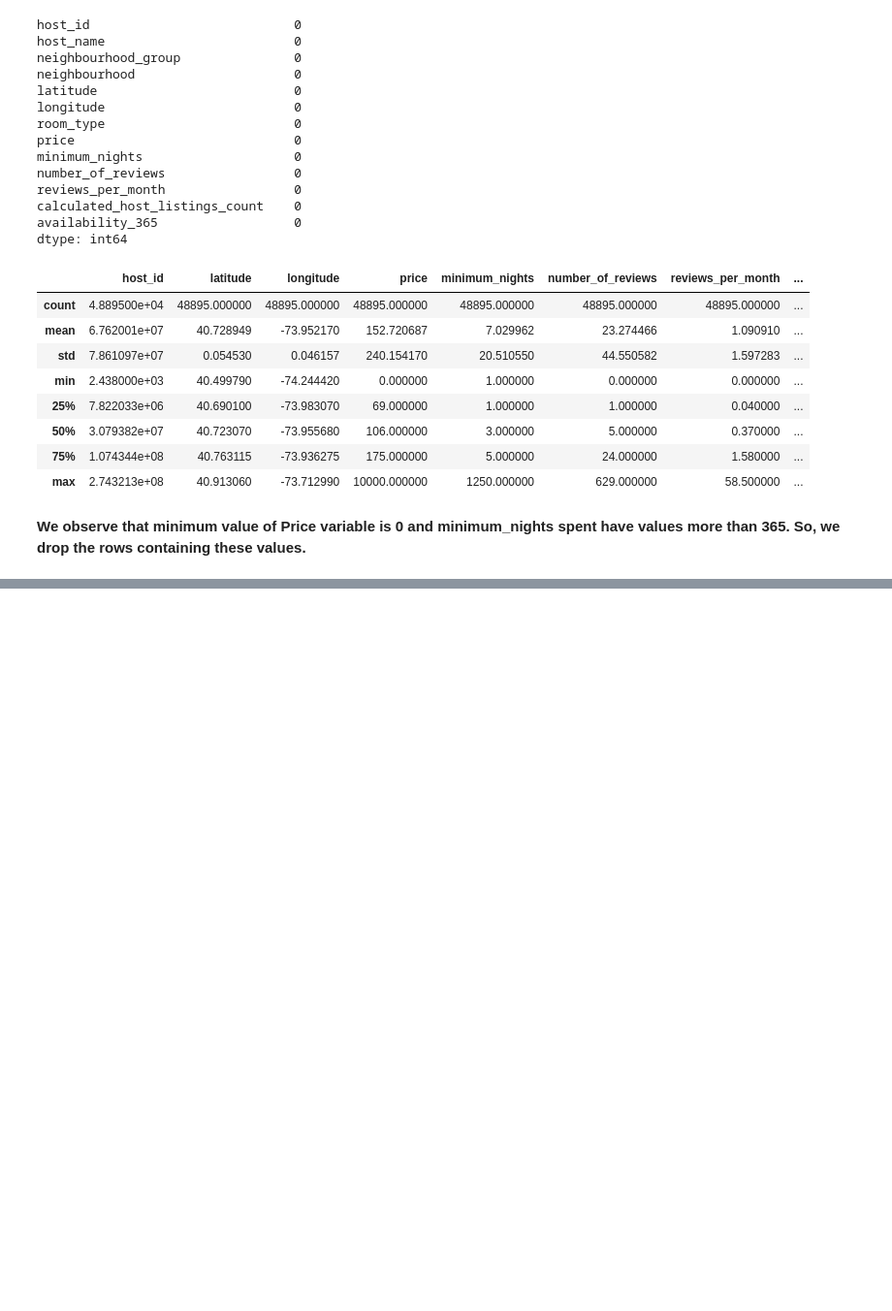
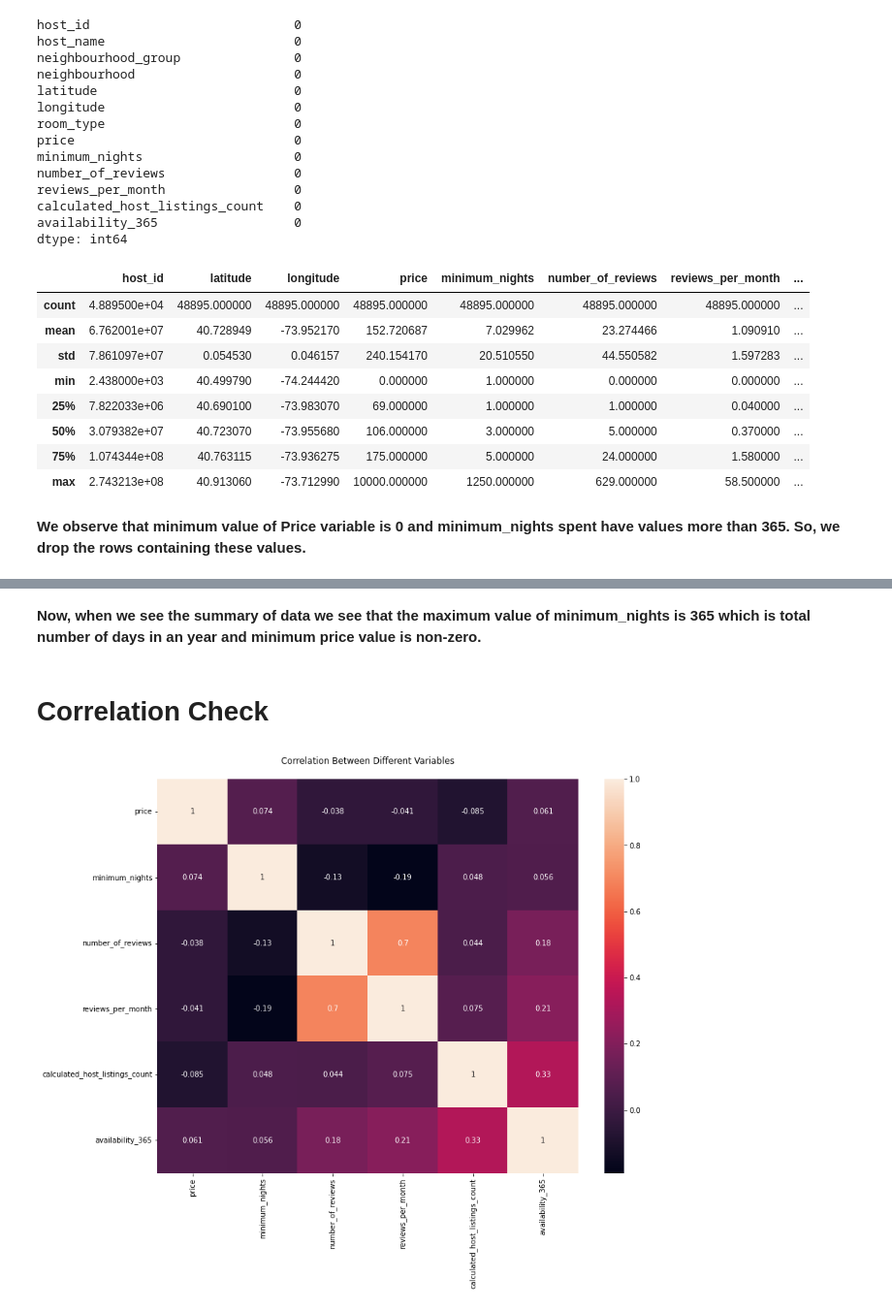
Before and after one commit to AshutoshKumarDubey/EDA_Capstone_Project_Airbnb, a Jupyter notebook: EDA_Airbnb_Bookings_Analysis_By_Ashutosh_Kumar_Dubey.ipynb, the cells around one changed output, grey strips where cells are left out. Shown at 97% size. Saved outputs shown, nothing was run; the diff lists cells and outputs as text; code cells hidden in the pictures; blank space fills up the shorter version.

```diff
--- a/EDA_Airbnb_Bookings_Analysis_By_Ashutosh_Kumar_Dubey.ipynb
+++ b/EDA_Airbnb_Bookings_Analysis_By_Ashutosh_Kumar_Dubey.ipynb
@@ -160,3 +160,9 @@ df.describe()
 | max | 2.743213e+08 | 40.913060 | -73.712990 | 10000.000000 | 1250.000000 | 629.000000 | 58.500000 | ... |
 # %% [markdown]
 **We observe that minimum value of Price variable is 0 and minimum_nights spent have values more than 365. So, we drop the rows containing these values.**
+# %%
+#Dropping rows containing Price values equal to 0 and minimum_nights value more than 365
+drop_price=df.index[df["price"] == 0].tolist()
+drop_minimum_nights=df.index[df["minimum_nights"] >= 366].tolist()
+c=drop_price+drop_minimum_nights
+df=df.drop(df.index[c])
@@ -162,0 +182,18 @@ df.describe()
+# %% [markdown]
+**Now, when we see the summary of data we see that the maximum value of minimum_nights is 365 which is total number of days in an year and minimum price value is non-zero.**
+# %%
+#Since arithmetics cannot be performed on the basis of magnitude of variables host_id, latitude and longitude. Therefore, their type should be changed from 'int64' and 'float64' to 'object'.
+df.host_id=df.host_id.astype('object')
+df.latitude=df.latitude.astype('object')
+df.longitude=df.longitude.astype('object')
+# %% [markdown]
+# **Correlation Check**
+# %%
+#We need to see the correlation among the columns to understand the trend better
+corr = df.corr(method='kendall')
+plt.figure(figsize=(13,10))
+plt.title("Correlation Between Different Variables\n")
+sns.heatmap(corr, annot=True)
+plt.show()
+# %% [output]
+[figure, added]
```
Also changed, not shown: parts of 10 cells of this notebook.
